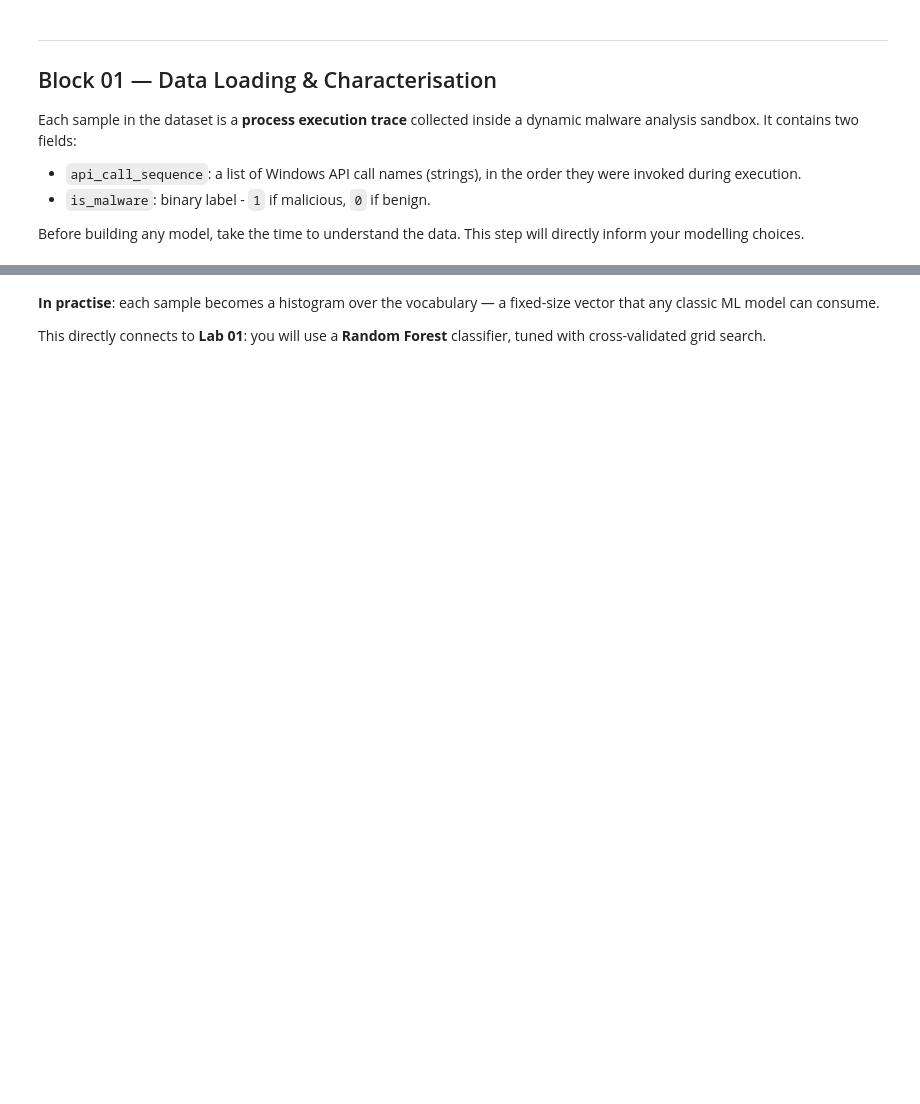
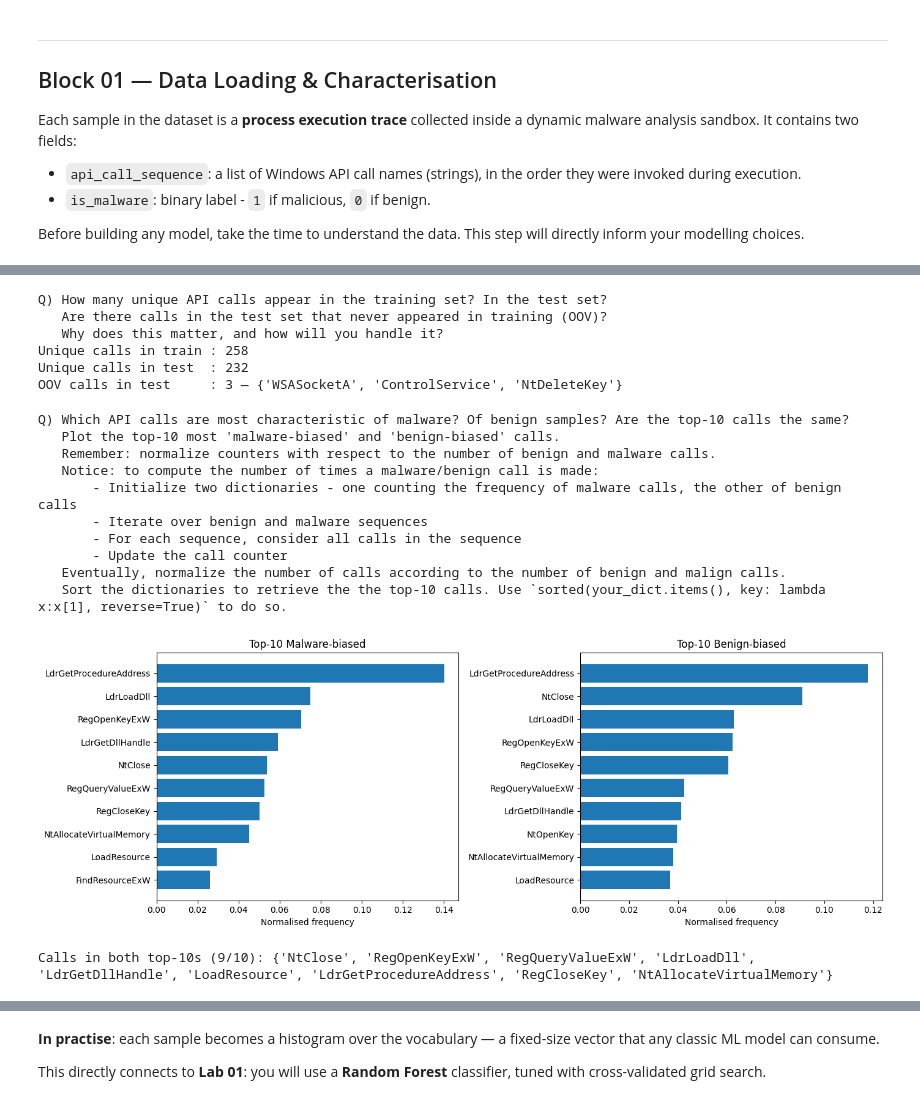
Before and after one commit to buonfiglioa/IntroML_consegna, a Jupyter notebook: home_assignment.ipynb, the cells around one changed output, grey strips where cells are left out. Drawn from its saved outputs; the diff is of its cells as text; code cells hidden in the pictures; blank space fills up the shorter version.

```diff
--- a/home_assignment.ipynb
+++ b/home_assignment.ipynb
@@ -83,19 +178,86 @@ print(turn_red("   Are there calls in the test set that never appeared in traini
 print(turn_red("   Why does this matter, and how will you handle it?"))
 
 ############################################# YOUR SOLUTION HERE
+train_vocab = set(call for s in train_data for call in s["api_call_sequence"])
+test_vocab  = set(call for s in test_data  for call in s["api_call_sequence"])
+oov = test_vocab - train_vocab
+
+print(f"Unique calls in train : {len(train_vocab)}")
+print(f"Unique calls in test  : {len(test_vocab)}")
+print(f"OOV calls in test     : {len(oov)} — {oov}")
+
+# OOV calls matter because models built on the training vocabulary have no
+# representation for unseen tokens.
+# - BoW: OOV calls are accumulated in a dedicated UNK column, so the matrix
+#   shape stays consistent.
+# - Embedding-based models: OOV tokens are mapped to the <UNK> index, which
+#   has its own learned (or zero-initialised) embedding.
+# %% [output]
+Q) How many unique API calls appear in the training set? In the test set?
+   Are there calls in the test set that never appeared in training (OOV)?
+   Why does this matter, and how will you handle it?
+Unique calls in train : 258
+Unique calls in test  : 232
+OOV calls in test     : 3 — {'WSASocketA', 'ControlService', 'NtDeleteKey'}
 # %%
 print(turn_red("Q) Which API calls are most characteristic of malware? Of benign samples? Are the top-10 calls the same?"))
 print(turn_red("   Plot the top-10 most 'malware-biased' and 'benign-biased' calls."))
 print(turn_red("   Remember: normalize counters with respect to the number of benign and malware calls."))
 print(turn_red("   Notice: to compute the number of times a malware/benign call is made:"))
 print(turn_red("       - Initialize two dictionaries - one counting the frequency of malware calls, the other of benign calls"))
 print(turn_red("       - Iterate over benign and malware sequences"))
 print(turn_red("       - For each sequence, consider all calls in the sequence"))
 print(turn_red("       - Update the call counter"))
 print(turn_red("   Eventually, normalize the number of calls according to the number of benign and malign calls."))
 print(turn_red("   Sort the dictionaries to retrieve the the top-10 calls. Use `sorted(your_dict.items(), key: lambda x:x[1], reverse=True)` to do so."))
 
 ############################################# YOUR SOLUTION HERE
+malware_counts = {}
+benign_counts  = {}
+
+for s in train_data:
+    target = malware_counts if s["is_malware"] == 1 else benign_counts
+    for call in s["api_call_sequence"]:
+        target[call] = target.get(call, 0) + 1
+
+total_malware = sum(malware_counts.values())
+total_benign  = sum(benign_counts.values())
+
+malware_norm = {k: v / total_malware for k, v in malware_counts.items()}
+benign_norm  = {k: v / total_benign  for k, v in benign_counts.items()}
+
+top10_malware = sorted(malware_norm.items(), key=lambda x: x[1], reverse=True)[:10]
+top10_benign  = sorted(benign_norm.items(),  key=lambda x: x[1], reverse=True)[:10]
+
+fig, axes = plt.subplots(1, 2, figsize=(14, 5))
+for ax, top10, title in zip(axes, [top10_malware, top10_benign], ["Top-10 Malware-biased", "Top-10 Benign-biased"]):
+    calls, freqs = zip(*top10)
+    ax.barh(calls[::-1], freqs[::-1])
+    ax.set_xlabel("Normalised frequency")
+    ax.set_title(title)
+plt.tight_layout()
+plt.show()
+
+malware_top_calls = {c for c, _ in top10_malware}
+benign_top_calls  = {c for c, _ in top10_benign}
+overlap = malware_top_calls & benign_top_calls
+print(f"Calls in both top-10s ({len(overlap)}/10): {overlap}")
+
+# The top-10 lists are almost identical (9/10 overlap). The distinction lies in
+# relative frequencies, not in which calls appear.
+# %% [output]
+Q) Which API calls are most characteristic of malware? Of benign samples? Are the top-10 calls the same?
+   Plot the top-10 most 'malware-biased' and 'benign-biased' calls.
+   Remember: normalize counters with respect to the number of benign and malware calls.
+   Notice: to compute the number of times a malware/benign call is made:
+       - Initialize two dictionaries - one counting the frequency of malware calls, the other of benign calls
+       - Iterate over benign and malware sequences
+       - For each sequence, consider all calls in the sequence
+       - Update the call counter
+   Eventually, normalize the number of calls according to the number of benign and malign calls.
+   Sort the dictionaries to retrieve the the top-10 calls. Use `sorted(your_dict.items(), key: lambda x:x[1], reverse=True)` to do so.
+[figure, added]
+Calls in both top-10s (9/10): {'NtClose', 'RegOpenKeyExW', 'RegQueryValueExW', 'LdrLoadDll', 'LdrGetDllHandle', 'LoadResource', 'LdrGetProcedureAddress', 'RegCloseKey', 'NtAllocateVirtualMemory'}
 # %% [markdown]
 ---
 ## Block 02 — Bag-of-Words Baseline
```
Also changed, not shown: parts of 29 cells of this notebook, 4 other files.
